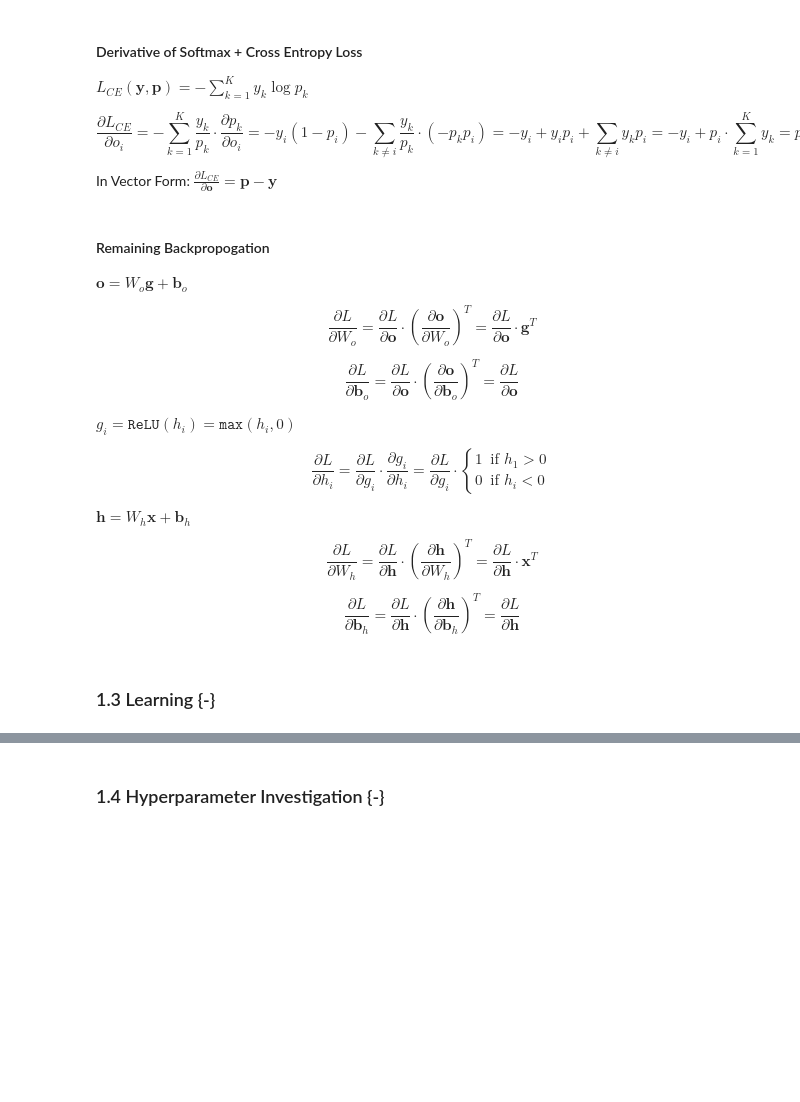
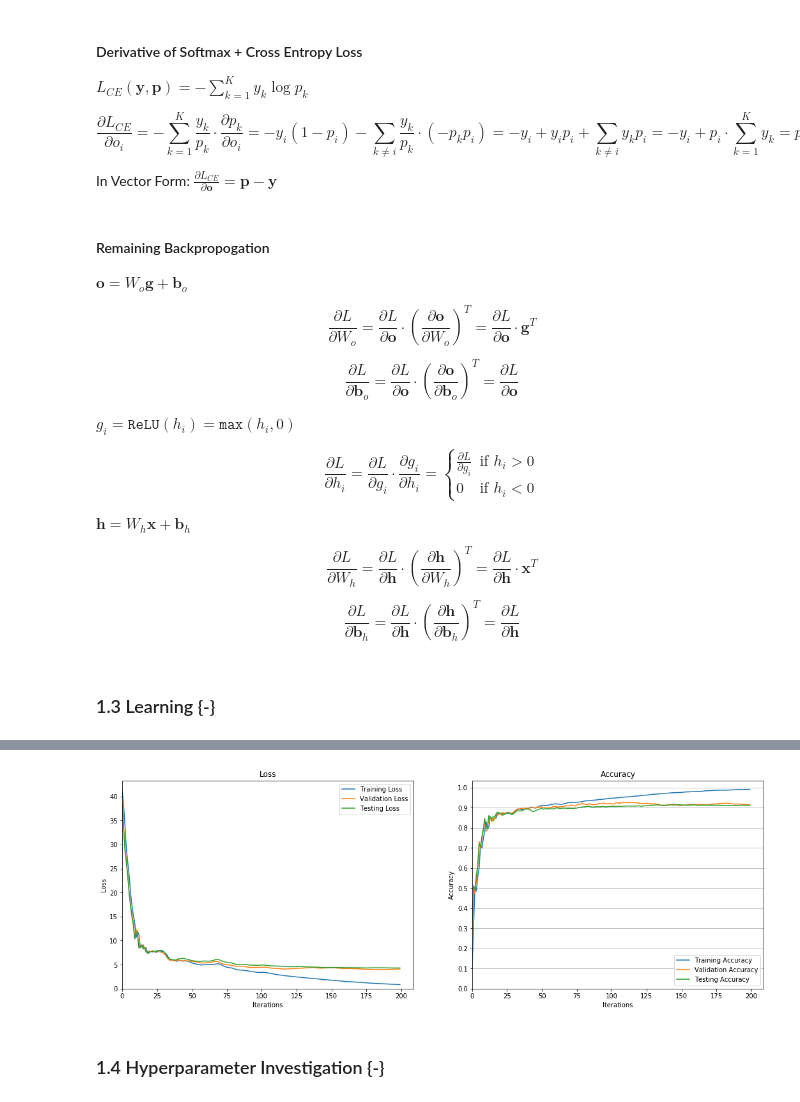
Before and after one commit to ekeilty17/ECE421-Assignments, a Jupyter notebook: A2/A2 WriteUp.ipynb, the cells around one changed output, grey strips where cells are left out. Cells and saved outputs as stored; diff of their text form; code cells hidden in the pictures; blank space fills up the shorter version.

Commit message:
Added other datasets to training

```diff
--- a/A2/A2 WriteUp.ipynb
+++ b/A2/A2 WriteUp.ipynb
@@ -157,8 +157,9 @@ def display_statistics(train_loss=None, train_acc=None, valid_loss=None, valid_a
         plt.close()
 # %%
 TINY = 1e-20
-VTDatasets = {"validData" : validData, "validTarget" : validTarget,
-              "testData" : testData, "testTarget" : testTarget}
+newtrain, newvalid, newtest = convertOneHot(trainTarget, validTarget, testTarget)
+VTDatasets = {"validData" : validData.reshape(validData.shape[0], -1), "validTarget" : newvalid,
+              "testData" : testData.reshape(testData.shape[0], -1), "testTarget" : newtest}
 
 N = trainData.shape[0]
 d = trainData.shape[1] * trainData.shape[2]
@@ -220,7 +221,7 @@ $$\frac{\partial L}{\partial \textbf{b}_o} = \frac{\partial L}{\partial \textbf{
 
 $g_i = \texttt{ReLU}(h_i) = \texttt{max}(h_i, 0)$
 
-$$\frac{\partial L}{\partial h_i} = \frac{\partial L}{\partial g_i} \cdot \frac{\partial g_i}{\partial h_i} = \frac{\partial L}{\partial g_i} \cdot \begin{cases} 1 &\text{if } h_1 > 0 \\ 0 &\text{if } h_i < 0 \end{cases}$$
+$$\frac{\partial L}{\partial h_i} = \frac{\partial L}{\partial g_i} \cdot \frac{\partial g_i}{\partial h_i} = \begin{cases} \frac{\partial L}{\partial g_i} &\text{if } h_i > 0 \\ 0 &\text{if } h_i < 0 \end{cases}$$
 
 $\textbf{h} = W_h \textbf{x} + \textbf{b}_h$
 
@@ -276,17 +277,17 @@ class mini_NN(object):
         # hidden layer activations
         dL_dg = dL_do @ self.W_o
         dL_dh = dL_dg.copy()
-        dL_dh[self.G <= 0] = 0
+        dL_dh[self.H <= 0] = 0
 
         # hidden layer parameters
         dL_dWh = dL_dh.T @ X
         dL_dbh = dL_dh
 
-        #return dL_dWo , dL_dbo.sum(axis=0), dL_dWh, dL_dbh.sum(axis=0)
-        return dL_dWo/X.shape[0] , dL_dbo.mean(axis=0), dL_dWh/X.shape[0], dL_dbh.mean(axis=0)
+        return dL_dWo , dL_dbo.sum(axis=0), dL_dWh, dL_dbh.sum(axis=0)
+        #return dL_dWo/X.shape[0] , dL_dbo.mean(axis=0), dL_dWh/X.shape[0], dL_dbh.mean(axis=0)
 
     def train(self, X, y, epochs=200, gamma=0.99, alpha=1e-5, F=None,
-             validData=None, validTarget=None, testData=None, testTarget=None):
+              validData=None, validTarget=None, testData=None, testTarget=None):
         # initializations
         self.F = self.F if F is None else F
         self.init_weights()
@@ -303,12 +304,15 @@ class mini_NN(object):
             else:
                 print("epoch:", e+1)
 
+            # getting predictions
             p = self.feedforward(X)
             train_loss.append( CE(p, y) )
             train_acc.append( accuracy(p, y) )
 
+            # getting gradients
             dL_dWo, dL_dbo, dL_dWh, dL_dbh = self.backpropagation(X, y)
 
+            # updating parameters
             v_Wo = gamma * v_Wo + alpha * dL_dWo
             self.W_o -= v_Wo
 
@@ -319,6 +323,16 @@ class mini_NN(object):
 
             self.b_h -= alpha * dL_dbh
 
+            # calculating statistics
+            if not validData is None and not validTarget is None:
+                p = self.feedforward(validData)
+                valid_loss.append(CE(p, validTarget))
+                valid_acc.append(accuracy(p, validTarget))
+            if not testData is None and not testTarget is None:
+                p = self.feedforward(testData)
+                test_loss.append(CE(p, testTarget))
+                test_acc.append(accuracy(p, testTarget))
+
         statistics = (train_loss, train_acc)
         if not validData is None and not validTarget is None:
             statistics += (valid_loss, valid_acc, )
@@ -327,13 +341,14 @@ class mini_NN(object):
         return statistics
 
 X = trainData.reshape(N, d)
-newtrain, newvalid, newtest = convertOneHot(trainTarget, validTarget, testTarget)
+
+y = newtrain
 
 model = mini_NN(d, 500, K)
 #P = model.feedforward(X)
 #print(P)
 #print(P.argmax(axis=1))
-statistics = model.train(X, newtrain, epochs=100, gamma=0.99, alpha=0.01)
+statistics = model.train(X, y, epochs=200, gamma=0.99, alpha=1e-5, **VTDatasets)
 display_statistics(*statistics)
 # %% [output]
 epoch: 1
@@ -356,3 +371,4 @@ epoch: 59       loss: 6.4031    acc: 0.8800
+[figure, added]
 # %% [markdown]
 ### 1.4 Hyperparameter Investigation {-}
 # %% [markdown]
```
Also changed, not shown: parts of 1 cell of this notebook.
